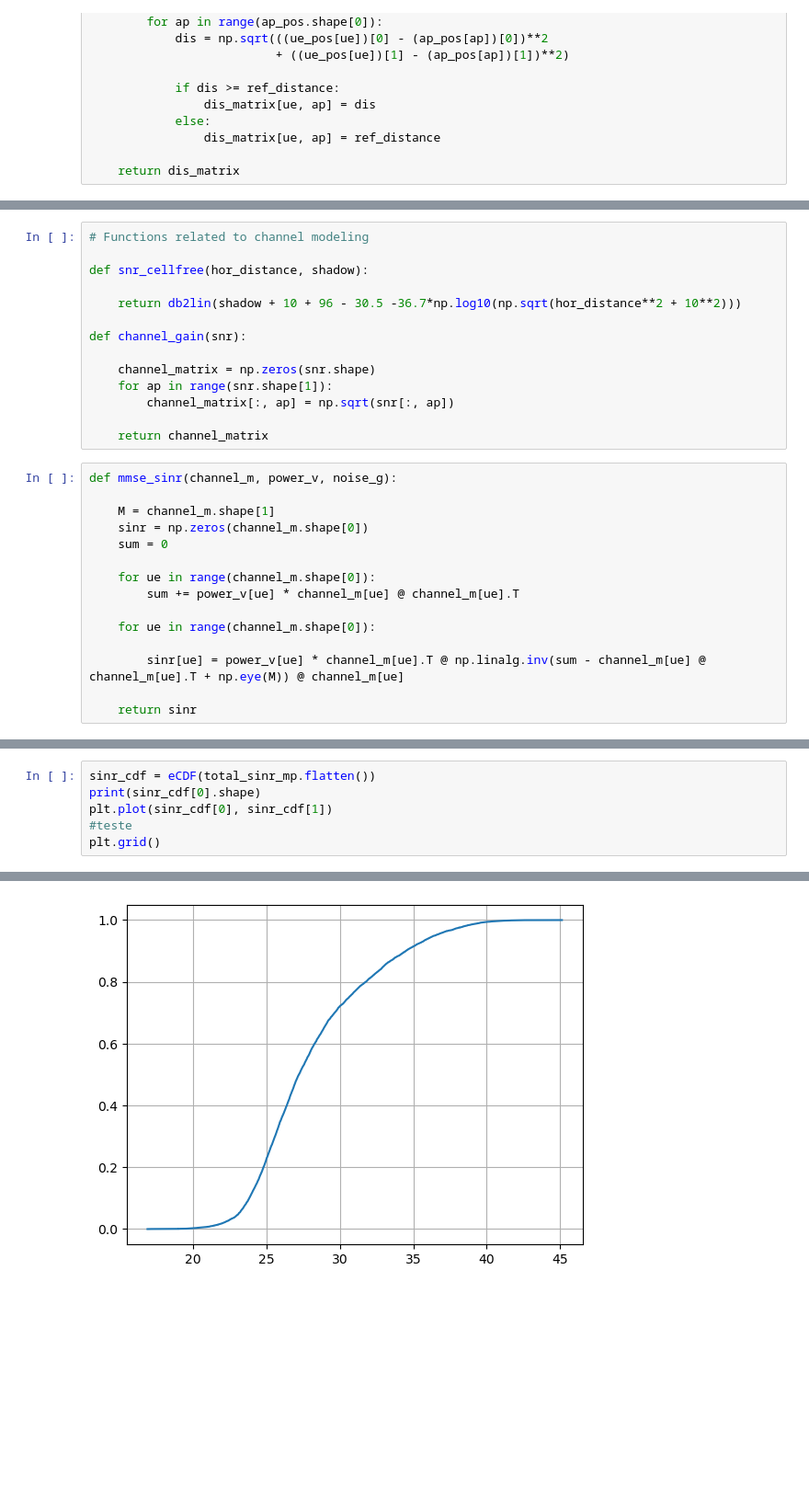
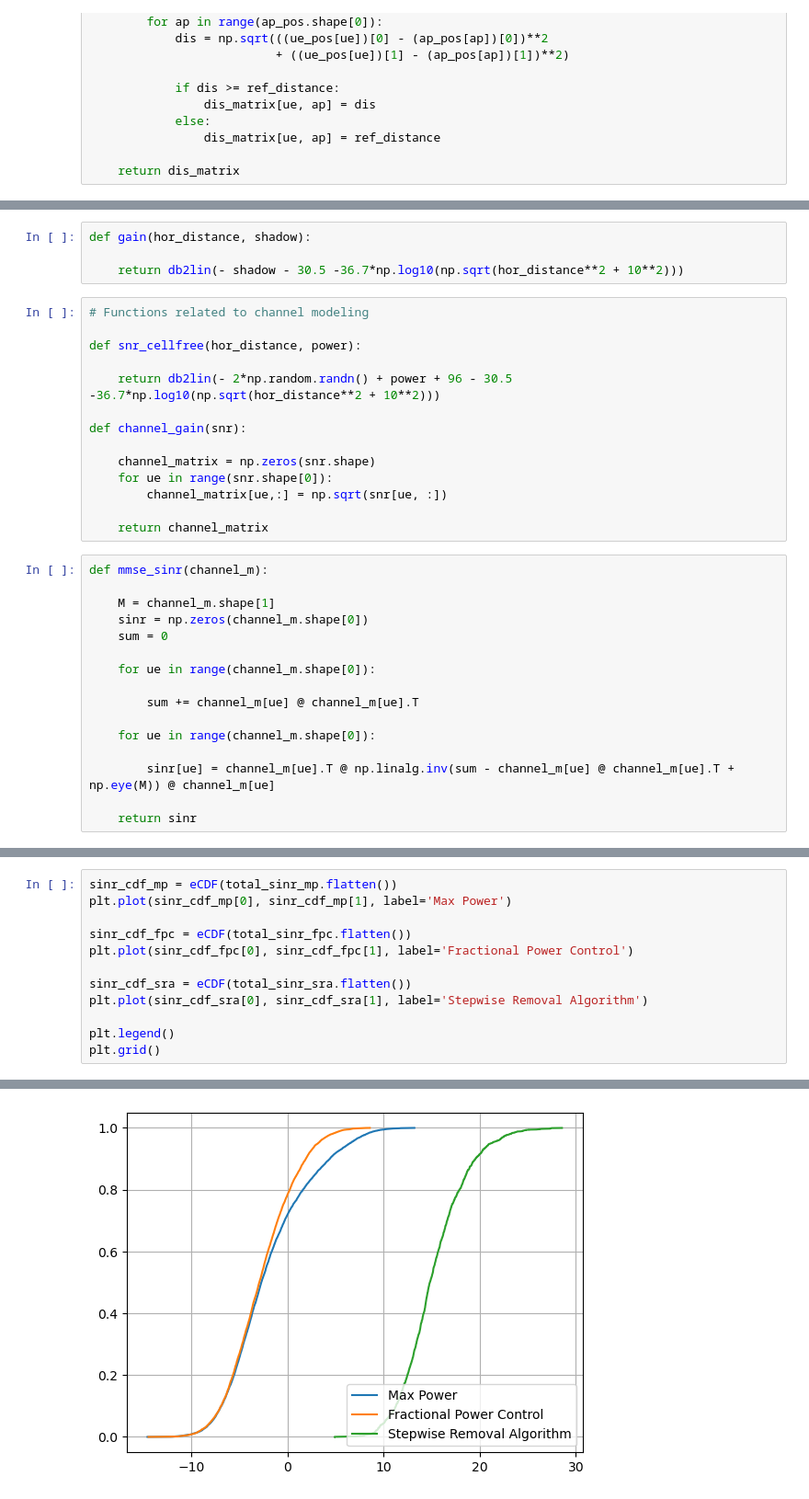
Before and after one commit to matheusdomingoscarneiro/cf-power-control, a Jupyter notebook: cellfree-pc-001.ipynb, the cells around one changed output, grey strips where cells are left out. Shown at 92% size. Drawn from its saved outputs; the diff is of its cells as text; blank space fills up the shorter version.

```diff
--- a/cellfree-pc-001.ipynb
+++ b/cellfree-pc-001.ipynb
@@ -109,30 +181,35 @@ def distance(ue_pos, ap_pos, ref_distance=1):
+# %%
+def gain(hor_distance, shadow):
+
+    return db2lin(- shadow - 30.5 -36.7*np.log10(np.sqrt(hor_distance**2 + 10**2)))
 # %%
 # Functions related to channel modeling
 
-def snr_cellfree(hor_distance, shadow):
+def snr_cellfree(hor_distance, power):
 
-    return db2lin(shadow + 10 + 96 - 30.5 -36.7*np.log10(np.sqrt(hor_distance**2 + 10**2)))
+    return db2lin(- 2*np.random.randn() + power + 96 - 30.5 -36.7*np.log10(np.sqrt(hor_distance**2 + 10**2)))
 
 def channel_gain(snr):
 
     channel_matrix = np.zeros(snr.shape)
-    for ap in range(snr.shape[1]):
-        channel_matrix[:, ap] = np.sqrt(snr[:, ap])
+    for ue in range(snr.shape[0]):
+        channel_matrix[ue,:] = np.sqrt(snr[ue, :])
 
     return channel_matrix
 # %%
-def mmse_sinr(channel_m, power_v, noise_g):
+def mmse_sinr(channel_m):
 
     M = channel_m.shape[1]
     sinr = np.zeros(channel_m.shape[0])
     sum = 0
 
     for ue in range(channel_m.shape[0]):
-        sum += power_v[ue] * channel_m[ue] @ channel_m[ue].T
+
+        sum += channel_m[ue] @ channel_m[ue].T
 
     for ue in range(channel_m.shape[0]):
 
-        sinr[ue] = power_v[ue] * channel_m[ue].T @ np.linalg.inv(sum - channel_m[ue] @ channel_m[ue].T + np.eye(M)) @ channel_m[ue]
+        sinr[ue] = channel_m[ue].T @ np.linalg.inv(sum - channel_m[ue] @ channel_m[ue].T + np.eye(M)) @ channel_m[ue]
 
     return sinr
 # %%
@@ -166,7 +281,13 @@ for seed in range(seeds):
 # %%
-sinr_cdf = eCDF(total_sinr_mp.flatten())
-print(sinr_cdf[0].shape)
-plt.plot(sinr_cdf[0], sinr_cdf[1])
-#teste
+sinr_cdf_mp = eCDF(total_sinr_mp.flatten())
+plt.plot(sinr_cdf_mp[0], sinr_cdf_mp[1], label='Max Power')
+
+sinr_cdf_fpc = eCDF(total_sinr_fpc.flatten())
+plt.plot(sinr_cdf_fpc[0], sinr_cdf_fpc[1], label='Fractional Power Control')
+
+sinr_cdf_sra = eCDF(total_sinr_sra.flatten())
+plt.plot(sinr_cdf_sra[0], sinr_cdf_sra[1], label='Stepwise Removal Algorithm')
+
+plt.legend()
 plt.grid()
 # %% [output]
@@ -174 +294 @@ plt.grid()
-[figure, old version]
+[figure, new version]
```
Also changed, not shown: parts of 6 cells of this notebook.
